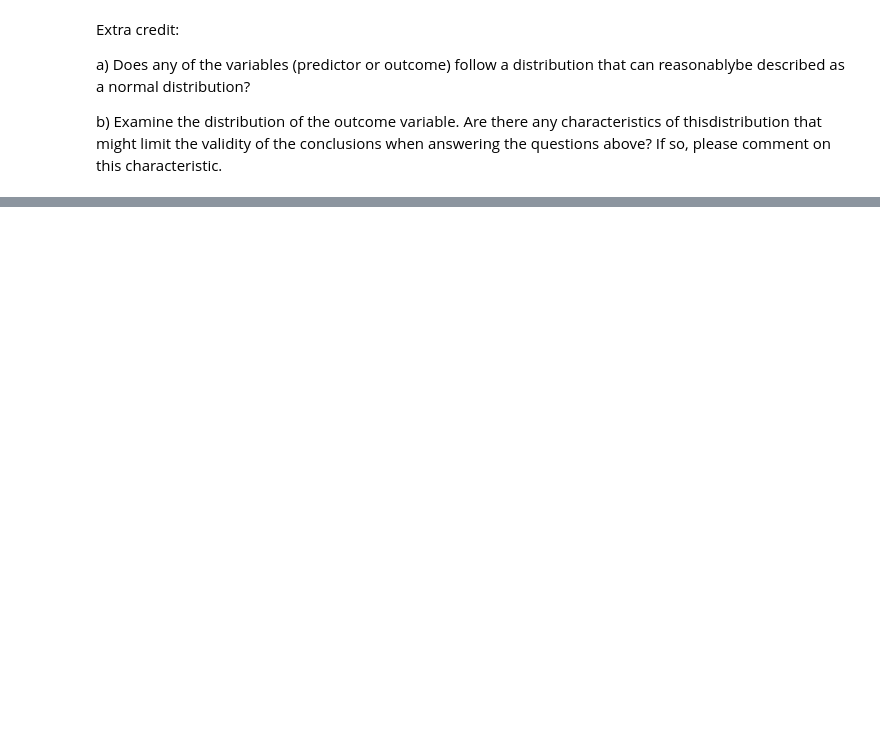
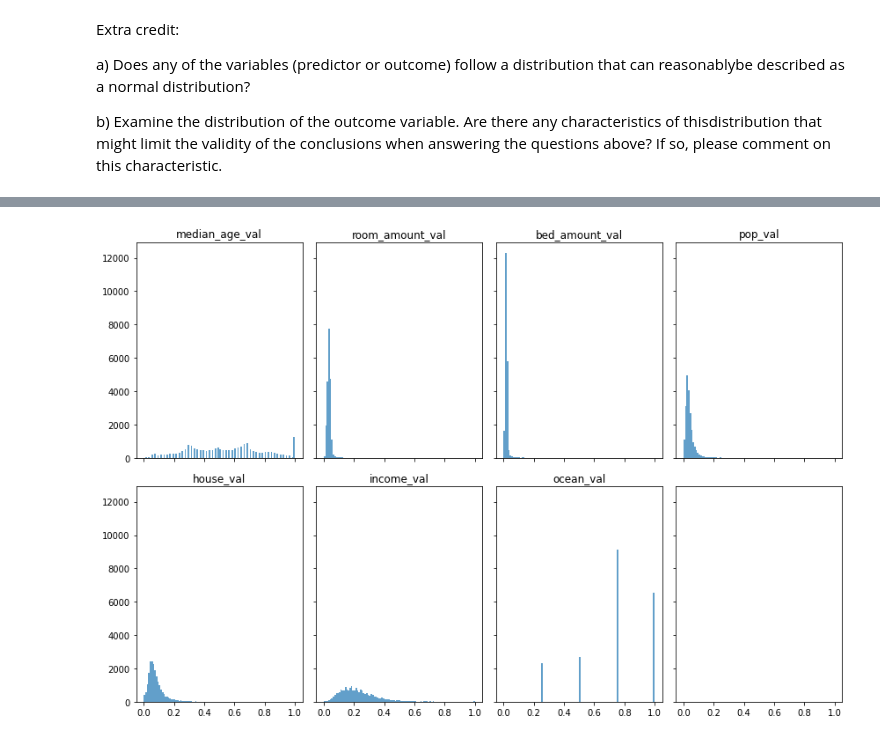
Before and after one commit to aragaomateus/fundamentalsOfML, a Jupyter notebook: HW1/Homework 1.ipynb, the cells around one changed output, grey strips where cells are left out. Saved outputs shown, nothing was run; the diff lists cells and outputs as text; code cells hidden in the pictures; blank space fills up the shorter version.

```diff
--- a/HW1/Homework 1.ipynb
+++ b/HW1/Homework 1.ipynb
@@ -401,0 +460,24 @@ b) Examine the distribution of the outcome variable. Are there any characteristi
+# %%
+# Extra credit A
+
+
+fig, axs = plt.subplots(nrows=2, ncols=4, figsize=(12, 8), sharex=True, sharey=True)
+
+# create histogram for each column
+for i, col in enumerate(df.columns):
+    ax = axs[i // 4, i % 4]
+    ax.hist(df[col], alpha=0.7, stacked=True,bins=100)
+    ax.set_title(col)
+
+plt.tight_layout()
+plt.show()
+
+# # Display the plot
+# plt.show()
+# plt.figure()
+# plt.figure(figsize=(20, 8))
+# df['median_age_val'].plot.hist(bins=100,color = 'red',alpha=.5)
+# df['room_amount_val'].plot.hist(bins=100,color = 'blue',alpha=.5)
+# plt.show()
+# %% [output]
+[figure, added]
```
Also changed, not shown: parts of 23 cells of this notebook, 7 other files.
